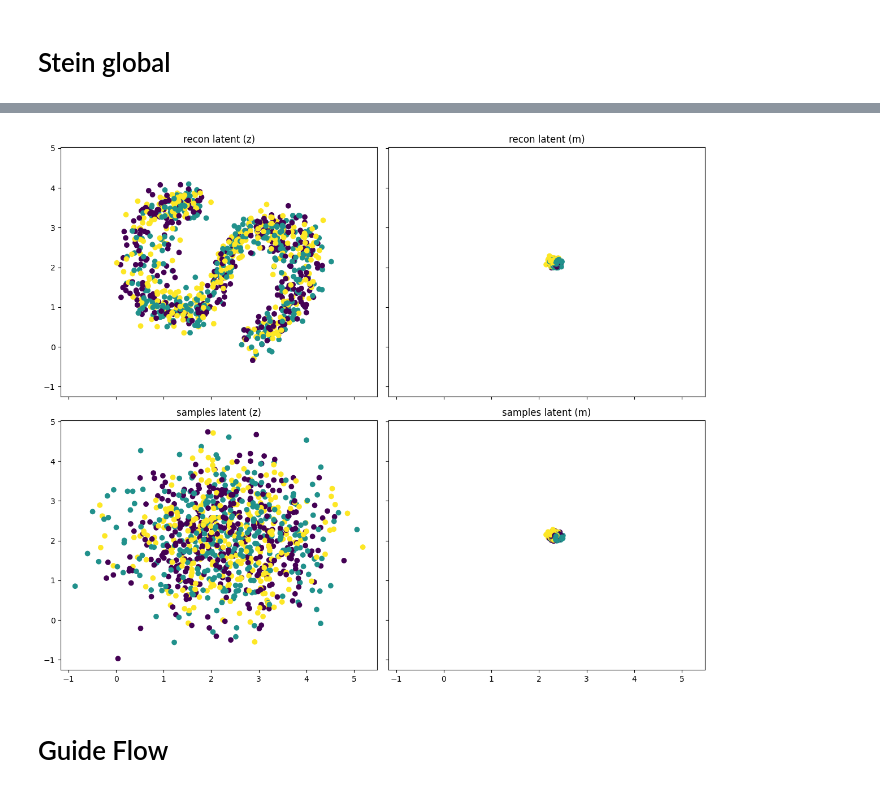
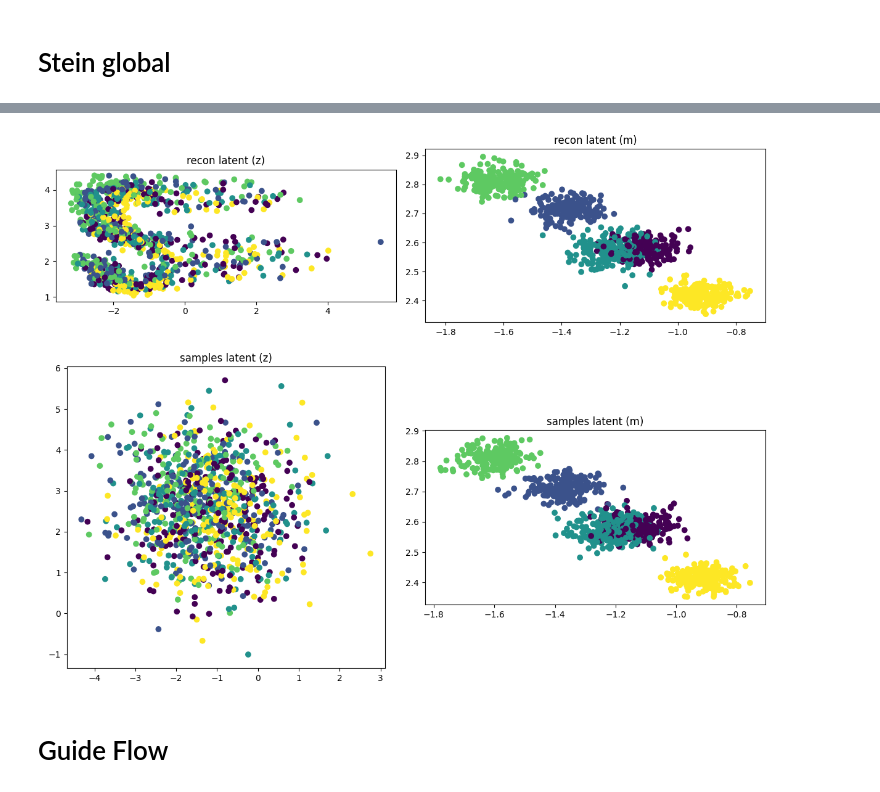
Before and after one commit to kenn50/Bachelor, a Jupyter notebook: Experiments/Simpler/simpler_cleaned.ipynb, the cells around one changed output, grey strips where cells are left out. Saved outputs shown, nothing was run; the diff lists cells and outputs as text; code cells hidden in the pictures.

```diff
--- a/Experiments/Simpler/simpler_cleaned.ipynb
+++ b/Experiments/Simpler/simpler_cleaned.ipynb
@@ -123,6 +125,9 @@ def plot_vae(vae, rng_key, share_axis=True):
     plot3d(X_recon["obs"], "recon")
 
     fig, axes = plt.subplots(2, 2, figsize=(12, 10), sharex=share_axis, sharey=share_axis)
+
+    for ax in axes.flat:
+        ax.set_aspect('equal')
 
     axes[0, 0].scatter(values["z"][:, 0], values["z"][:, 1], c=c_recon)
     axes[0, 0].set_title("recon latent (z)")
@@ -176,9 +178,0 @@ plot_vae(global_vae, sub_key, True)
-# %%
-rng_key, sub_key = jax.random.split(rng_key)
-
-
-flow_args = {"input_dim": z_dim, "hidden_dims": [2, 2], "steps": 5, "inv": False}
-
-flow_vae = ModelFlowGlobalVAE(encoder, encoder_args, decoder, decoder_args, z_dim, flow=normalizing_flow, flow_args=flow_args)
-
-flow_vae.train(dataloader, X.shape[0], adam, 5000, sub_key)
@@ -191,9 +178,0 @@ plot_vae(flow_vae, sub_key)
-# %%
-rng_key, sub_key = jax.random.split(rng_key)
-
-
-flow_args = {"input_dim": z_dim, "hidden_dims": [2,2], "steps": 5, "inv": False}
-
-stein_flow_vae = SteinModelFlowVAE(encoder, encoder_args, decoder, decoder_args, z_dim, flow=normalizing_flow, flow_args=flow_args)
-
-stein_flow_vae.train(dataloader, X.shape[0], adam, 5000, sub_key, num_stein_particles=3, repulsion_temperature=1)
@@ -214,4 +183,4 @@ rng_key, sub_key = jax.random.split(rng_key)
 
 stein_global_vae = SteinGlobalVAE(encoder, encoder_args, decoder, decoder_args, z_dim)
 
-stein_global_vae.train(dataloader, X.shape[0], adam, 5000, sub_key, 3, repulsion_temperature=1)
+stein_global_vae.train(dataloader, X.shape[0], adam, 10000, sub_key, 5, repulsion_temperature=1)
@@ -218,7 +201,7 @@ stein_global_vae.train(dataloader, X.shape[0], adam, 5000, sub_key, 3, repulsion
 # %%
-plot_vae(stein_global_vae, sub_key, True)
+plot_vae(stein_global_vae, sub_key, False)
 # %% [output]
-[figure, old version]
+[figure, new version]
 # %% [markdown]
 # Guide Flow
 # %%
```
Also changed, not shown: parts of 14 cells of this notebook, 1 other file.
